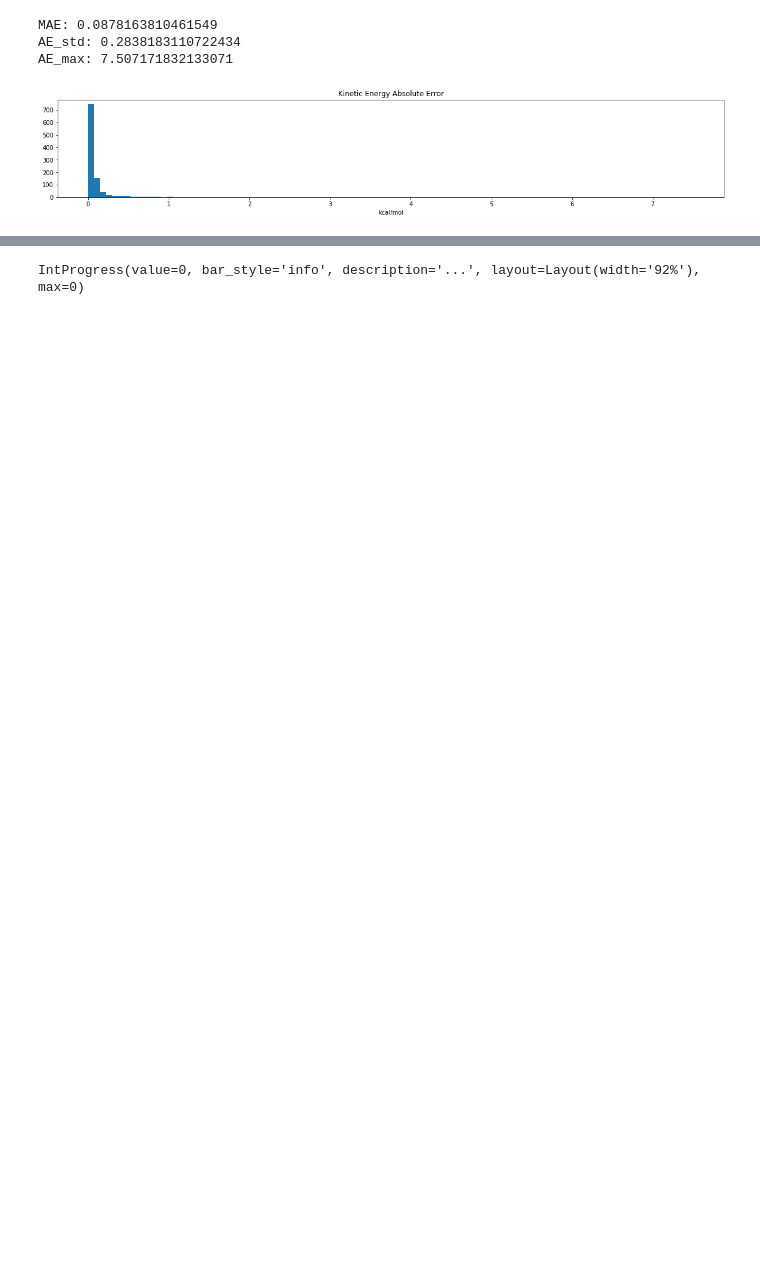
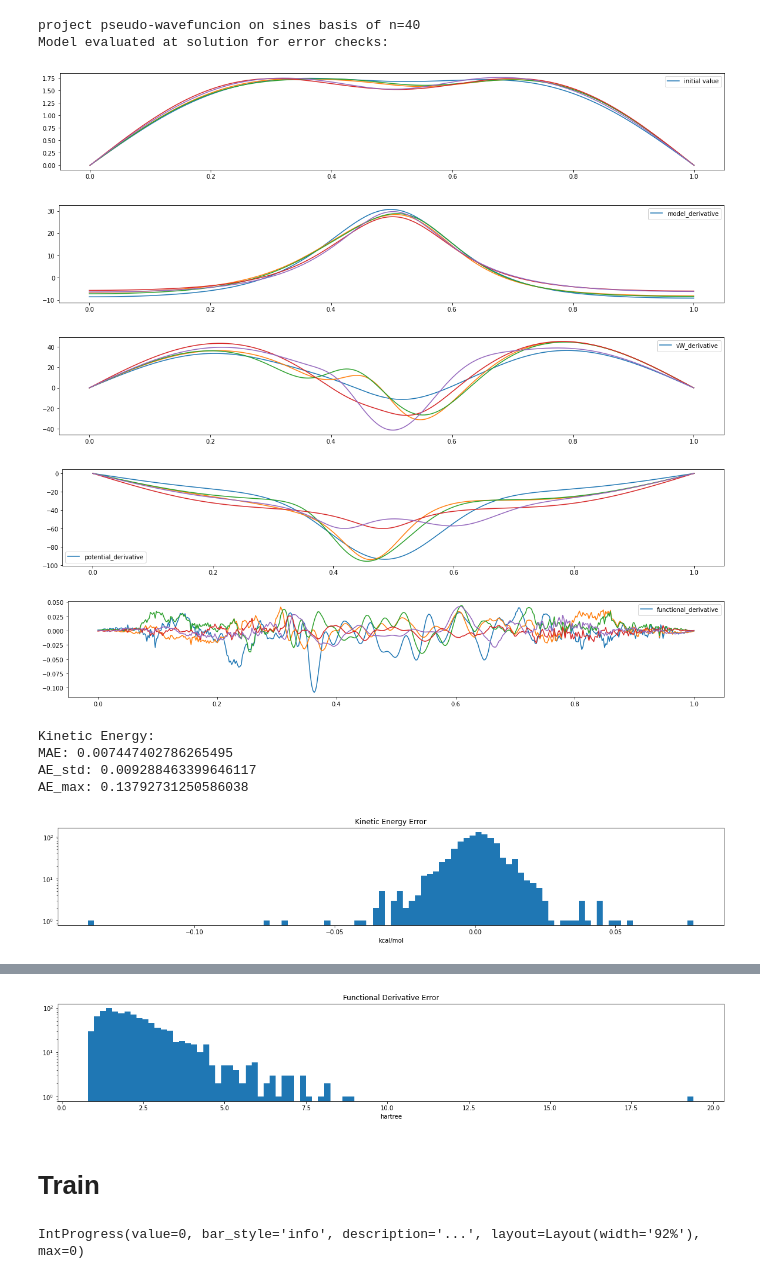
Before and after one commit to danlukic/QuantumFlow, a Jupyter notebook: notebooks/4_self_consistent_densities.ipynb, the cells around one changed output, grey strips where cells are left out. Saved outputs shown, nothing was run; the diff lists cells and outputs as text; code cells hidden in the pictures; blank space fills up the shorter version.

Commit message:
Add files via upload
Uploaded project files at time of paper peer review.

```diff
--- a/notebooks/4_self_consistent_densities.ipynb
+++ b/notebooks/4_self_consistent_densities.ipynb
@@ -39 +38,9 @@ TensorFlow 2.x selected.
+# %%
+experiment = 'models/self_consistency'
+
+base_dir = os.path.join(data_dir, experiment)
+if not os.path.exists(base_dir): os.makedirs(base_dir)
+
+file_hyperparams = os.path.join(base_dir, "hyperparams.config")
+file_model = os.path.join(base_dir, "model.py")
 # %%
@@ -300,52 +659,85 @@ Writing /tmp/hparams.yaml
 # %%
-run_name = 'cnn_sines'
+run_name = 'models_resnet_vW_N2_100000'
 preview = 5
 figsize = (20, 3)
 dpi = None
-kcalmol_per_hartree = 627.51
-params = load_hyperparameters('/tmp/hparams.yaml', run_name=run_name)
+kcalmol_per_hartree = 627.5094738898777
+params = load_hyperparameters(file_hyperparams, run_name=run_name)
+
+model_dir = os.path.join(base_dir, run_name)
+if not os.path.exists(model_dir):
+    os.makedirs(model_dir)
 
 dataset = QFDataset(os.path.join(data_dir, params['dataset']), params)
 dataset_train = QFDataset(os.path.join(data_dir, params['train_dataset']), params)
-params['dataset'] = dataset.get_params(shapes=False, h=True)
+params['dataset_info'] = dataset.get_params(shapes=False, h=True)
+h = params['dataset_info']['h']
 
-vW_model = model = vWModel()
+
+vW_model = vWModel()
 
 if params['model']:
     model = tf.saved_model.load(os.path.join(data_dir, params['model']))
+else:
+    model = lambda features: {'kinetic_energy': 0.0*integrate(features['density'], h)}
 
-if params['projection_method'] == 'pca':
+project_fd = lambda density, functional_derivative: functional_derivative
+project = lambda density: density
+
+if params['project_functional_derivative'] == 'pca':
     projection_model = LocalPCA(dataset_train.density, **params['pca_kwargs'])
-    project = lambda density, functional_derivative: projection_model(density, functional_derivative)
-elif params['projection_method'] == 'sines':
+    project_fd = lambda density, functional_derivative: projection_model(density, functional_derivative)
+    print('pca projection of functional derivative')
+
+if params['project'] == 'sines':
     n_basis = params['sines_n']
     basis = np.sqrt(2)*np.sin(dataset.x[np.newaxis, :]*np.pi*np.arange(1, n_basis+1)[:, np.newaxis])
     '''
     n_basis = params['projection_arg']
     basis = np.sqrt(2)*np.sin(dataset.x[np.newaxis, :]*np.pi*np.arange(1, n_basis+2)[:, np.newaxis])
 
     gram_schmid = np.zeros((n_basis, n_basis+1))
     gram_schmid[list(range(0, n_basis, 2)), list(range(1, n_basis+1, 2))] = 1
     gram_schmid[list(range(1, n_basis, 2)), list(range(0, n_basis-1, 2))] = range(1, n_basis, 2)
     gram_schmid[list(range(1, n_basis, 2)), list(range(2, n_basis+1, 2))] = [-i for i in range(3, n_basis+2, 2)]
 
     for row in range(3, n_basis, 2):
         gram_schmid[row] = gram_schmid[row] - gram_schmid[row-2]*(np.sum(gram_schmid[row]*gram_schmid[row-2])/np.sum(gram_schmid[row-2]*gram_schmid[row-2]))
 
     gram_schmid /= np.sqrt(np.sum(np.square(gram_schmid), axis=1)[:, np.newaxis])
     basis = np.matmul(gram_schmid, basis)
 
     project = lambda density, functional_derivative: dataset.h*tf.matmul(tf.matmul(basis, functional_derivative, transpose_b=True), basis, transpose_a=True)
     '''
-    project = lambda density, functional_derivative: tf.square(dataset.h*tf.matmul(tf.matmul(basis, tf.math.sqrt(tf.abs(functional_derivative)), transpose_b=True), basis, transpose_a=True))
-elif params['projection_method'] == 'tangent':
-    project = lambda density, functional_derivative: functional_derivative - integrate(functional_derivative*density)*density
-else:
-    project = lambda density, functional_derivative: functional_derivative
+    project = lambda value: normalize(dataset.h*tf.matmul(tf.matmul(basis, value, transpose_b=True), basis, transpose_a=True), h)*np.sqrt(params['N'])
+    print('project {} on sines basis of n={}'.format('pseudo-wavefuncion' if params['pseudo_wavefunction'] else 'density', params['sines_n']))
 
-model_performance(params, model, vW_model, dataset)
+if params['project_functional_derivative'] == 'tangent':
+    assert params['pseudo_wavefunction']
+    project_fd = lambda pseudo, functional_derivative: functional_derivative - tf.expand_dims(integrate(functional_derivative*pseudo, h), axis=1)*pseudo
+    print('tangential subspace projection of pseudo-wavefuncions')
+
+if params['project'] == 'normalize':
+    if params['pseudo_wavefunction']:
+        project = lambda pseudo: normalize(pseudo, h)*np.sqrt(params['N'])
+    else:
+        project = lambda density: normalize_density(density, h)*params['N']
+    print('normalize')
+
+self_consistency_method = SelfConsistentDensity(model, vW_model, project_fd, project, params=params)
+print('Model evaluated at solution for error checks:')
+self_consistency_method.plot_step(dataset)
+self_consistency_method.plot_performance(dataset, batch_size=params['batch_size'])
 # %% [output]
-MAE: 0.0878163810461549
-AE_std: 0.2838183110722434
-AE_max: 7.507171832133071
+project pseudo-wavefuncion on sines basis of n=40
+Model evaluated at solution for error checks:
-[figure, old version]
+[figure, new version]
+[figure, added]
+[figure, added]
+[figure, added]
+[figure, added]
+Kinetic Energy:
+MAE: 0.007447402786265495
+AE_std: 0.009288463399646117
+AE_max: 0.13792731250586038
+[figure, added]
@@ -351,0 +748,3 @@ AE_max: 7.507171832133071
+[figure, added]
+# %% [markdown]
+# Train
```
Also changed, not shown: parts of 16 cells of this notebook, 5 other files.
